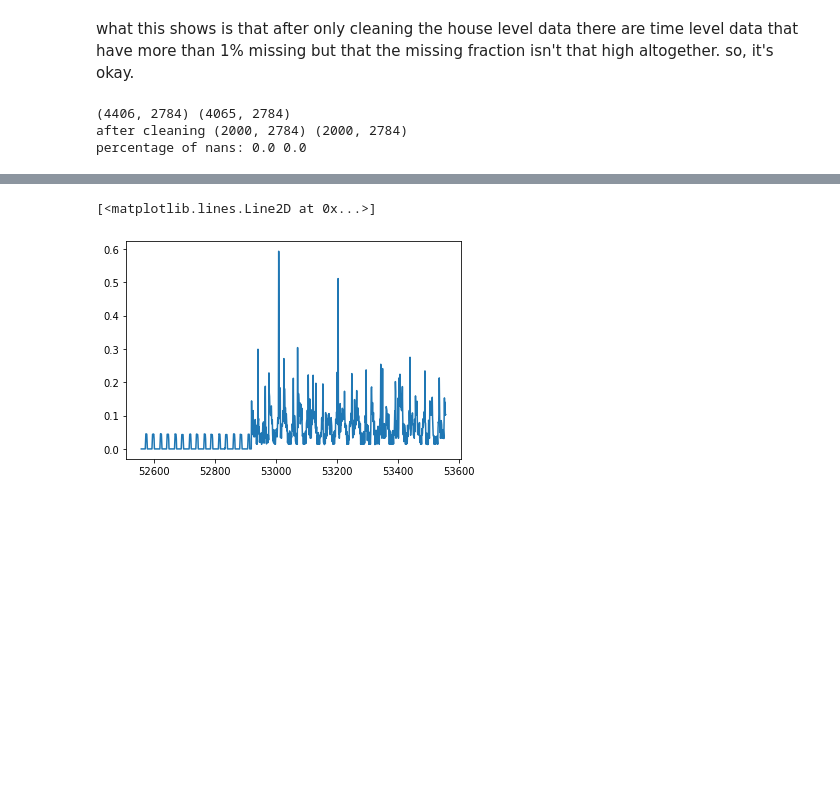
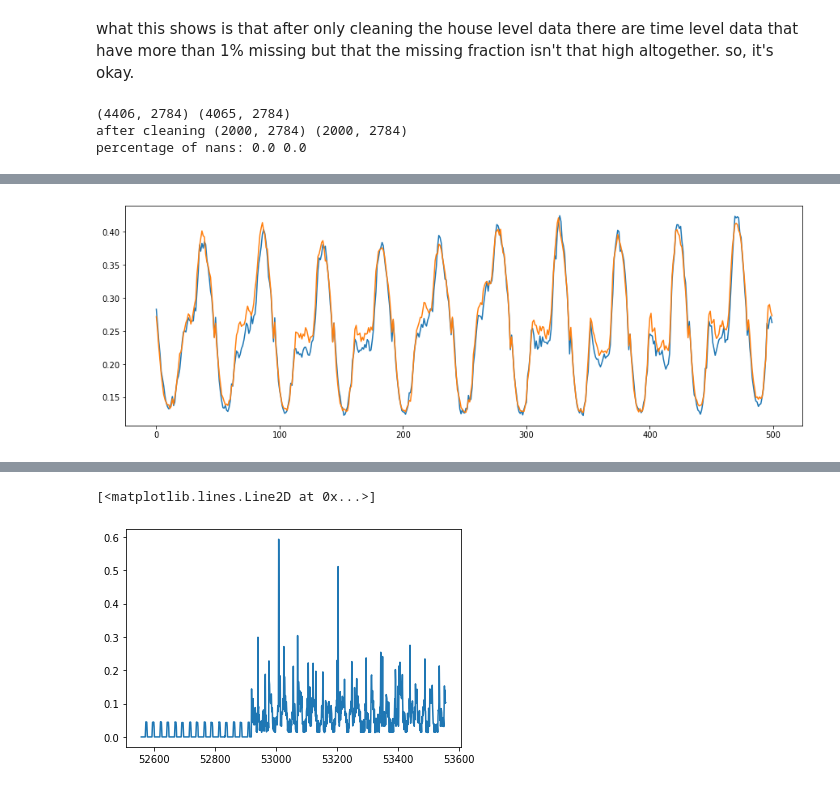
Before and after one commit to sabanejad/demand-response, a Jupyter notebook: code/2013-2014_control_MSE.ipynb, the cells around one changed output, grey strips where cells are left out. Drawn from its saved outputs; the diff is of its cells as text; code cells hidden in the pictures; blank space fills up the shorter version.

```diff
--- a/code/2013-2014_control_MSE.ipynb
+++ b/code/2013-2014_control_MSE.ipynb
@@ -95,0 +109,7 @@ def test_train_split(df, train_size, axis=1):
+# %%
+t=500
+plt.figure(figsize=(15, 5))
+plt.plot(np.nanmean(test, axis=0)[:t])
+plt.plot(np.nanmean(train, axis=0)[:t]);
+# %% [output]
+[figure, added]
```
Also changed, not shown: parts of 34 cells of this notebook, 19 other files.
